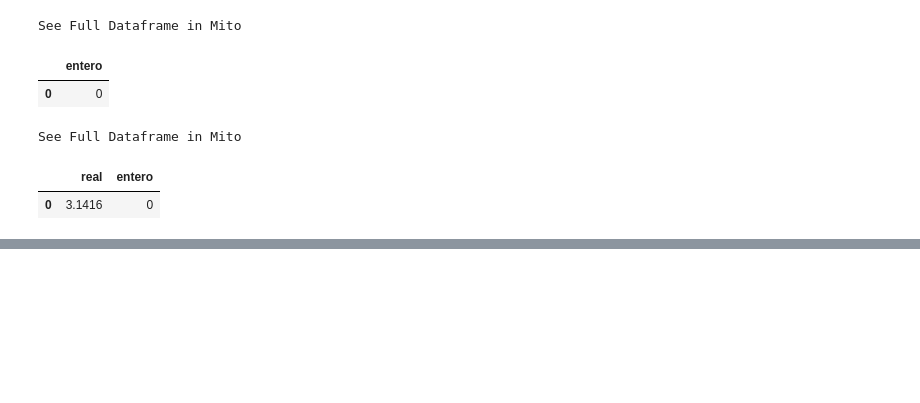
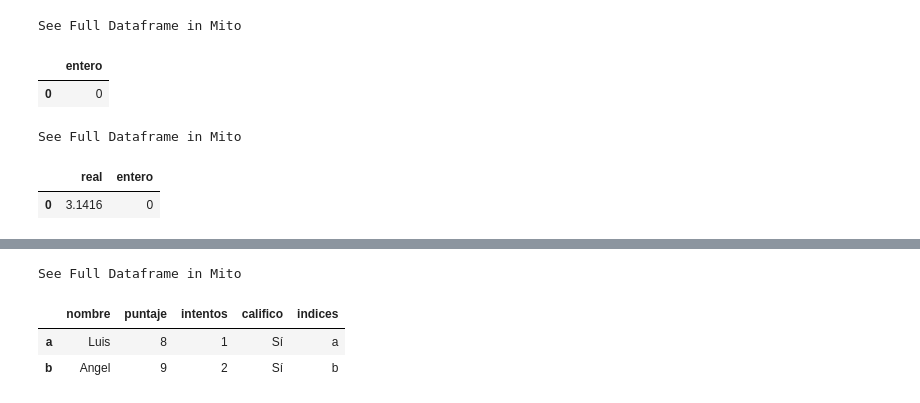
Before and after one commit to TherealVL/Ejercicios_Pandas, a Jupyter notebook: Ejercicios_Panda.ipynb, the cells around one changed output, grey strips where cells are left out. Cells and saved outputs as stored; diff of their text form; code cells hidden in the pictures; blank space fills up the shorter version.

```diff
--- a/Ejercicios_Panda.ipynb
+++ b/Ejercicios_Panda.ipynb
@@ -616,0 +638,7 @@ See Full Dataframe in Mito
+# %%
+dt51.iloc[:2]
+# %% [output]
+See Full Dataframe in Mito
+|  | nombre | puntaje | intentos | califico | indices |
+| a | Luis | 8 | 1 | Sí | a |
+| b | Angel | 9 | 2 | Sí | b |
```
Also changed, not shown: parts of 5 cells of this notebook.
